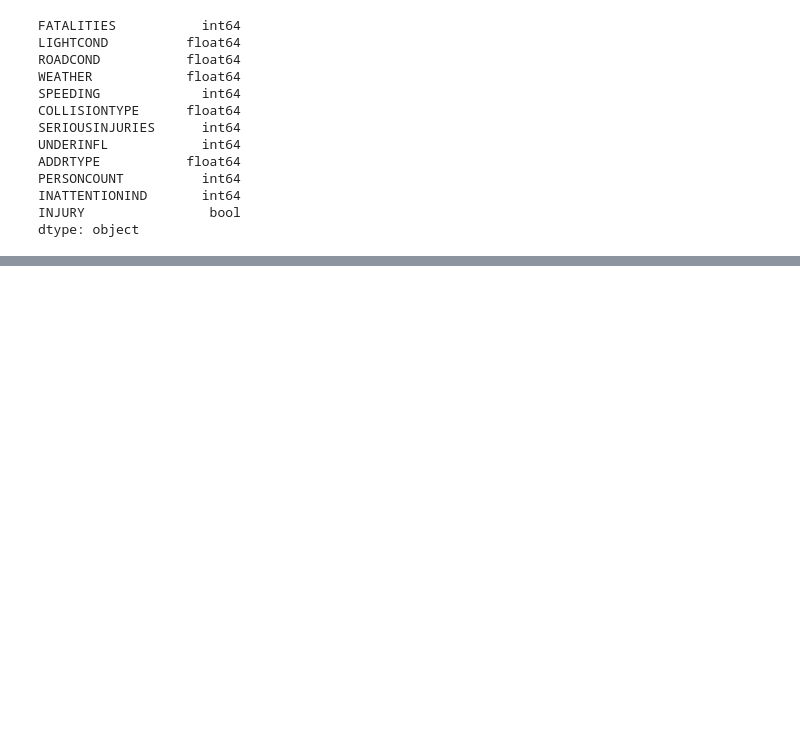
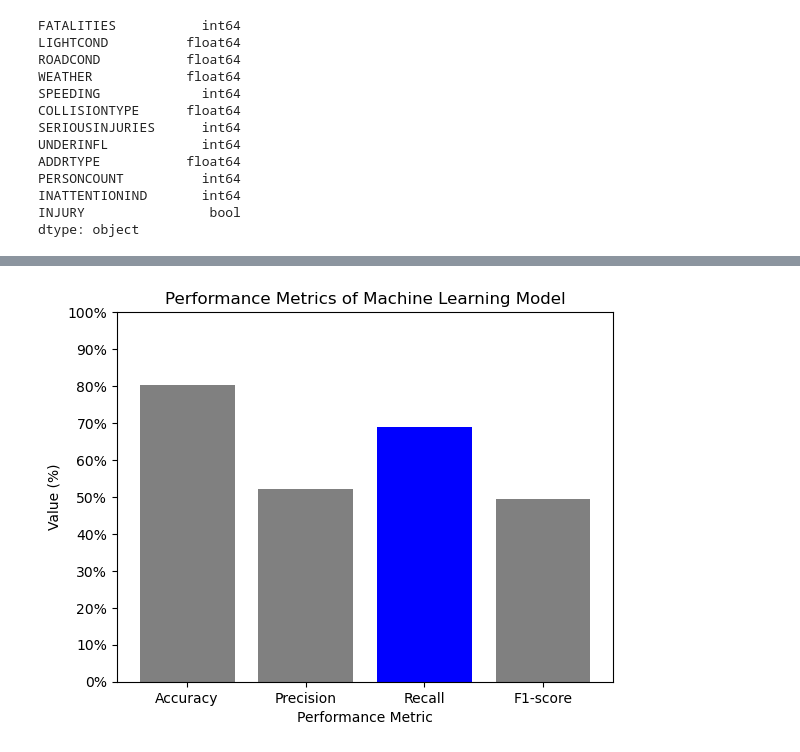
Before and after one commit to LukeTaylorDS/Electric_vs_Gas, a Jupyter notebook: ML_model.ipynb, the cells around one changed output, grey strips where cells are left out. Drawn from its saved outputs; the diff is of its cells as text; code cells hidden in the pictures; blank space fills up the shorter version.

```diff
--- a/ML_model.ipynb
+++ b/ML_model.ipynb
@@ -178 +192,25 @@ F1-score: 0.5102150059535469
+# %%
+# Define the performance metrics
+performance_metrics = ['Accuracy', 'Precision', 'Recall', 'F1-score']
+values = [accuracy, precision, recall, f1]
+
+# Multiply the values by 100 to convert them to percentages
+values_percentage = [value * 100 for value in values]
+
+# Define colors for each bar
+colors = ['grey', 'grey', 'blue', 'grey']
+
+# Create a bar chart
+plt.bar(performance_metrics, values_percentage, color=colors)
+plt.xlabel('Performance Metric')
+plt.ylabel('Value (%)')
+plt.title('Performance Metrics of Machine Learning Model')
+
+# Set y-tick labels as percentages
+plt.ylim(0, 100)
+plt.yticks(range(0, 101, 10), [f'{value}%' for value in range(0, 101, 10)])
+
+plt.show()
+# %% [output]
+[figure, added]
 # %%
```
Also changed, not shown: parts of 16 cells of this notebook, 1 other file.
